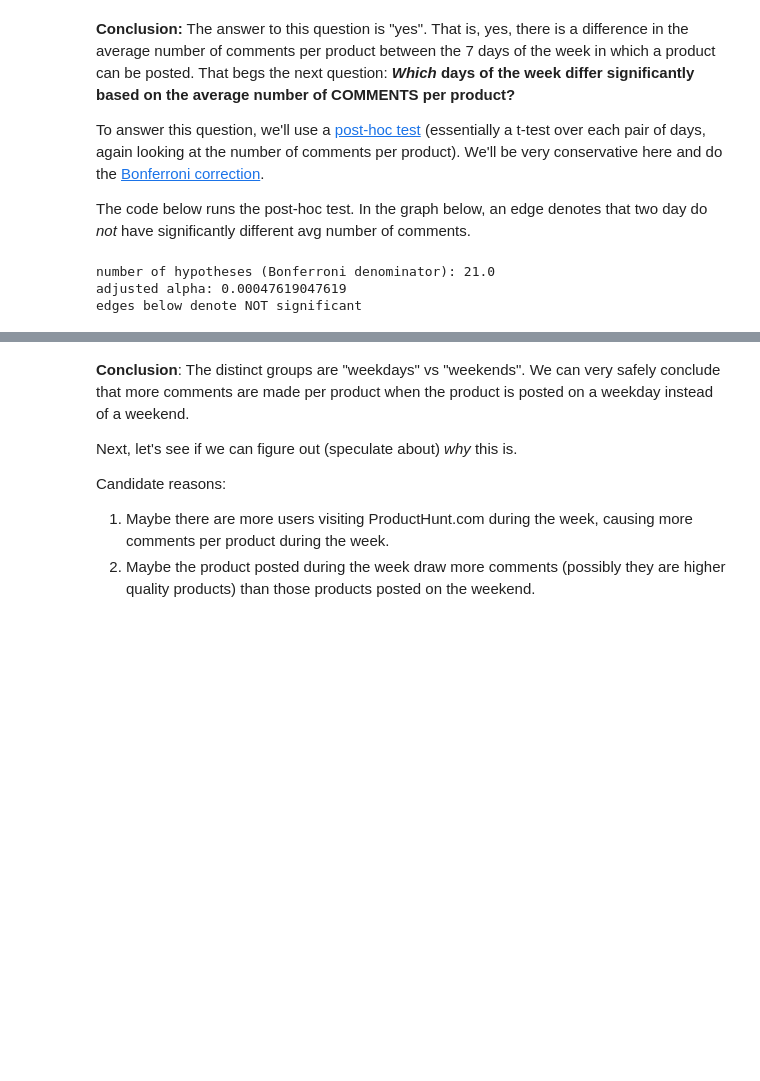
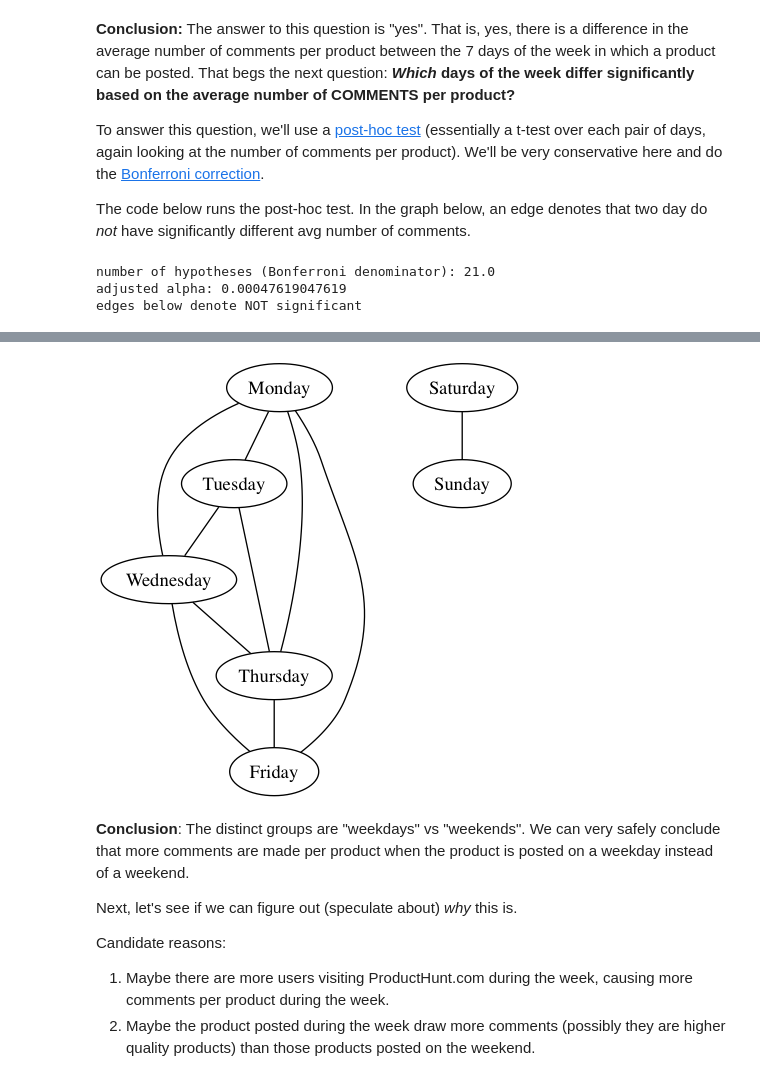
Before and after one commit to acu192/analysis-producthunt, a Jupyter notebook: ProductHunt Analysis (part 1).ipynb, the cells around one changed output, grey strips where cells are left out. Drawn from its saved outputs; the diff is of its cells as text; code cells hidden in the pictures; blank space fills up the shorter version.

```diff
--- a/ProductHunt Analysis (part 1).ipynb
+++ b/ProductHunt Analysis (part 1).ipynb
@@ -158,7 +160,7 @@ def post_hoc_test_with_bonferroni(posts, group_column, group_column_values, resp
     print 'adjusted alpha:', ALPHA_CUTOFF/m
     print 'edges below denote NOT significant'
 
-    graph = Graph()
+    graph = Graph(format='png')
     for g in group_column_values:
         graph.node(g)
 
@@ -170,7 +172,10 @@ def post_hoc_test_with_bonferroni(posts, group_column, group_column_values, resp
             if res.pvalue >= ALPHA_CUTOFF/m:
                 graph.edge(g1, g2)
 
-    return graph   # calls ._repr_svg_(), also see .render()
+    #return graph   # calls ._repr_svg_(), also see .render()
+
+    graph.render('graph')
+    return Image('graph.png')
 
 post_hoc_test_with_bonferroni(posts, 'day', days, 'comments_count')
 # %% [output]
@@ -181,3 +185,4 @@ edges below denote NOT significant
+[figure, added]
 # %% [markdown]
 **Conclusion**: The distinct groups are "weekdays" vs "weekends". We can very safely conclude that more comments are made per product when the product is posted on a weekday instead of a weekend.
 
```
Also changed, not shown: parts of 17 cells of this notebook.
